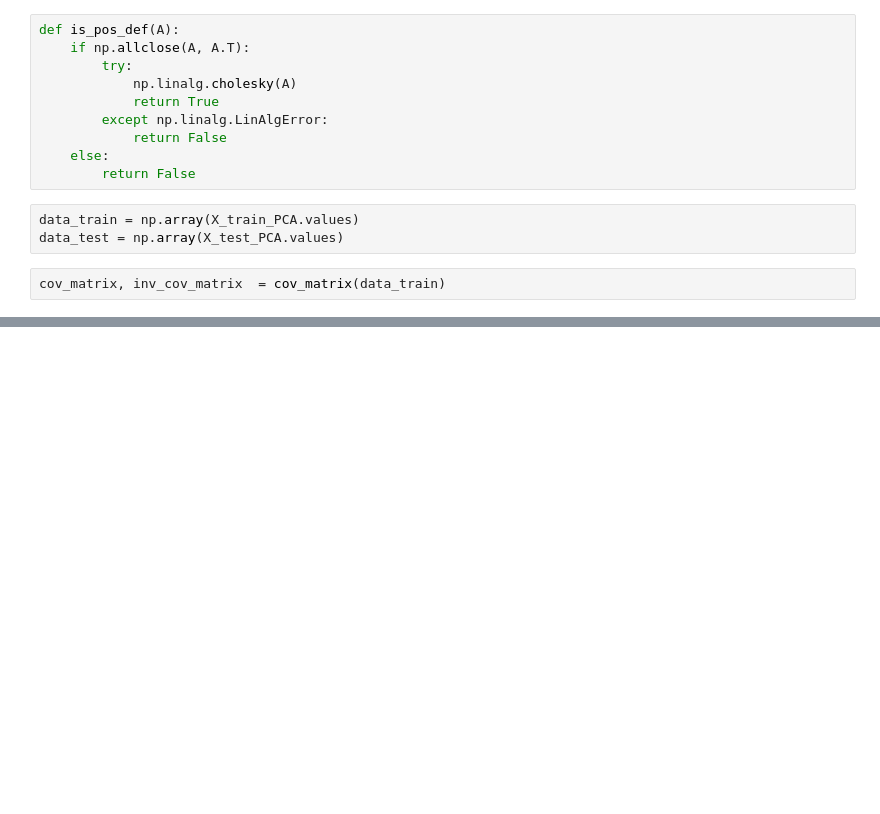
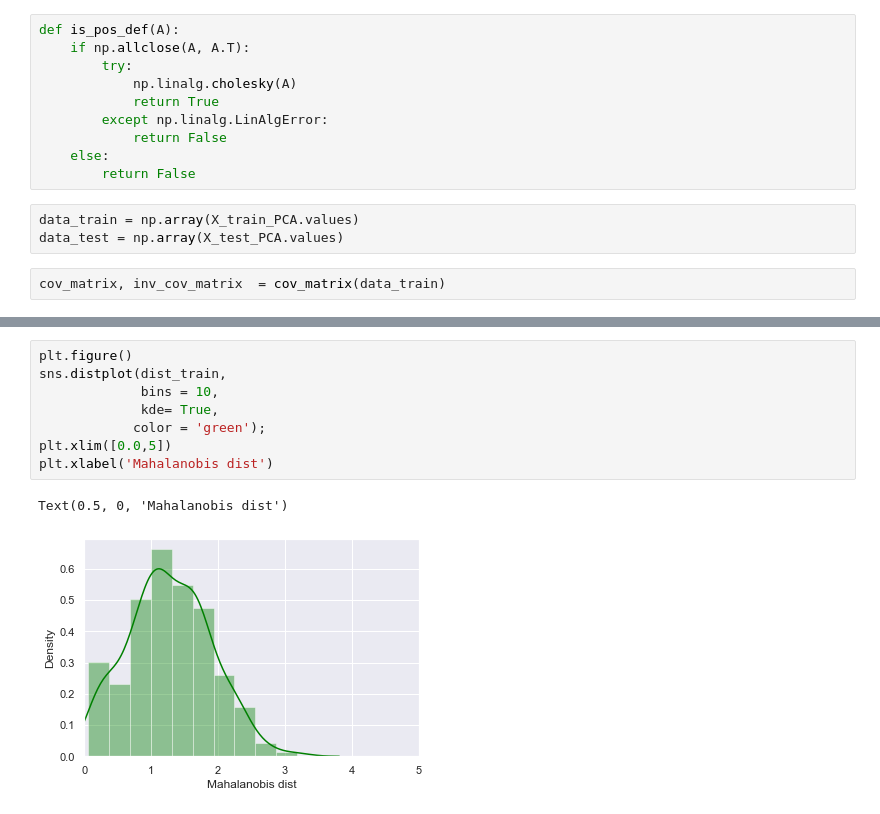
Before and after one commit to levflevine/Pred_Maintenance, a Jupyter notebook: Pred_Maint.ipynb, the cells around one changed output, grey strips where cells are left out. Cells and saved outputs as stored; diff of their text form; blank space fills up the shorter version.

```diff
--- a/Pred_Maint.ipynb
+++ b/Pred_Maint.ipynb
@@ -156,0 +172,11 @@ cov_matrix, inv_cov_matrix  = cov_matrix(data_train)
+# %%
+plt.figure()
+sns.distplot(dist_train,
+             bins = 10,
+             kde= True,
+            color = 'green');
+plt.xlim([0.0,5])
+plt.xlabel('Mahalanobis dist')
+# %% [output]
+Text(0.5, 0, 'Mahalanobis dist')
+[figure, added]
```
Also changed, not shown: parts of 3 cells of this notebook, 1 other file.
